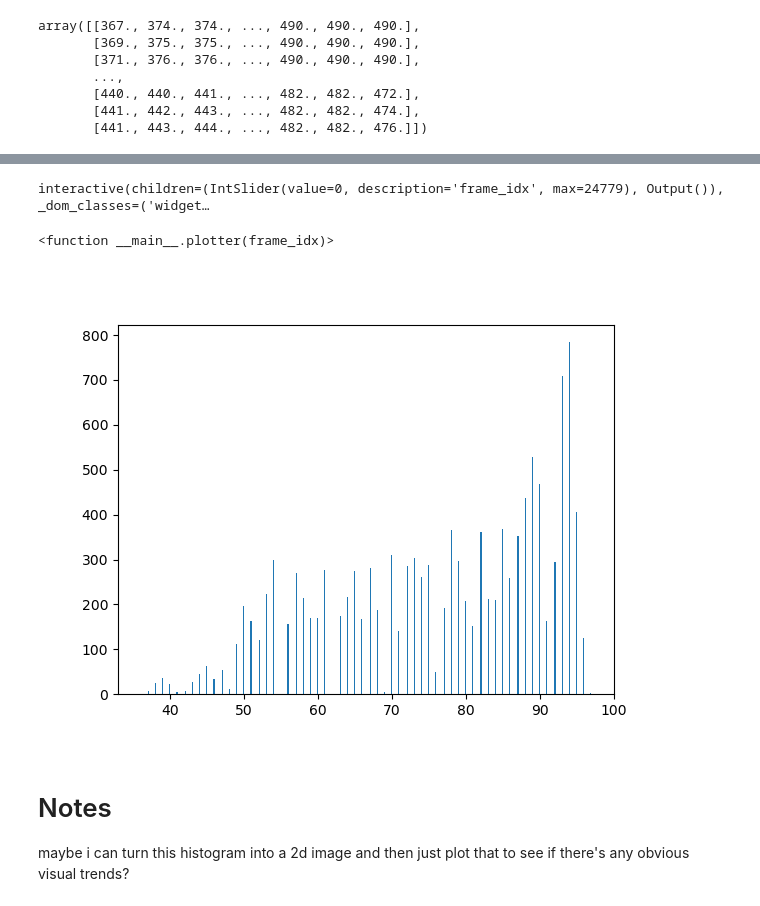
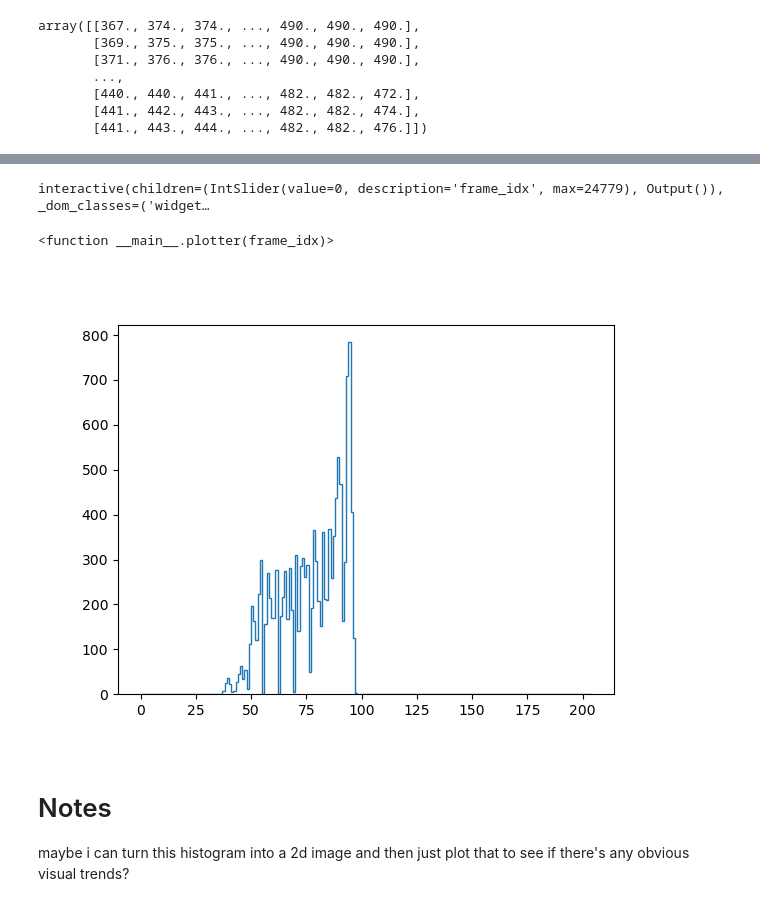
Before and after one commit to TheMartinLab/crystal-video, a Jupyter notebook: draw-on-movie.ipynb, the cells around one changed output, grey strips where cells are left out. Cells and saved outputs as stored; diff of their text form; code cells hidden in the pictures.

```diff
--- a/draw-on-movie.ipynb
+++ b/draw-on-movie.ipynb
@@ -471,0 +476,4 @@ array([[367., 374., 374., ..., 490., 490., 490.],
+# %%
+arr_hist = np.zeros(shape=(len(data), len(bins)-1))
+# %%
+hist, _ = np.histogram(data[0], bins)
@@ -471,0 +484,6 @@ array([[367., 374., 374., ..., 490., 490., 490.],
+# %%
+for i in range(len(arr_hist)):
+    hist, _ = np.histogram(data[i], bins)
+    arr_hist[i,:] = hist
+# %%
+arr_hist[arr_hist>1000] = 0
@@ -472,22 +499,23 @@ array([[367., 374., 374., ..., 490., 490., 490.],
 # %%
 # data = outputter.output_data
-data = outputter.output_data.copy()
-nframes, npixels = data.shape
+# data = outputter.output_data.copy()
+nframes, npixels = arr_hist.shape
 slider = widgets.IntSlider(min=0, max=nframes-1, step=1)
 fig, ax = plt.subplots()
 def plotter(frame_idx):
+    print(frame_idx)
     ax.clear()
     frame = data[frame_idx]
     # bins = np.arange(frame.min(), frame.max()+1, step=1)
     # hist = np.histogram(data, bins=bins)
-    ax.hist(frame, 256);
+    ax.stairs(arr_hist[frame_idx], edges=bins)
     fig.canvas.draw_idle()
 
 widgets.interact(plotter, frame_idx=slider)
 # %% [output]
 interactive(children=(IntSlider(value=0, description='frame_idx', max=24779), Output()), _dom_classes=('widget…
 <function __main__.plotter(frame_idx)>
-[figure, old version]
+[figure, new version]
 # %% [markdown]
 # Notes
 maybe i can turn this histogram into a 2d image and then just plot that to see if there's any obvious visual trends?
```
Also changed, not shown: parts of 4 cells of this notebook.
